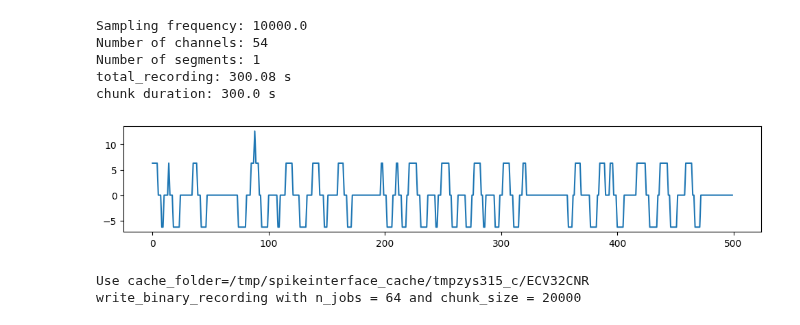
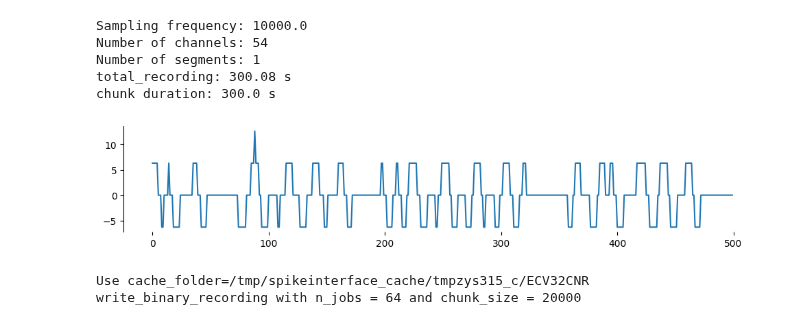
Before and after one commit to roybens/MEA_Analysis, a Jupyter notebook: IPNAnalysis/SpikeSortingAlgorithmFigures.ipynb, the cells around one changed output. Drawn from its saved outputs; the diff is of its cells as text; code cells hidden in the pictures.

Commit message:
notebook for Figures electrode traces 2

```diff
--- a/IPNAnalysis/SpikeSortingAlgorithmFigures.ipynb
+++ b/IPNAnalysis/SpikeSortingAlgorithmFigures.ipynb
@@ -48,11 +48,15 @@ chunk duration: 300.0 s
 # %%
 traces = recording_chunk.get_traces(start_frame=399500, end_frame=400000, segment_index=0,return_scaled=True)
 plt.figure(figsize=(12,2))
 plt.plot(traces[:,3])
+plt.gca().spines['top'].set_visible(False)
+plt.gca().spines['bottom'].set_visible(False)
+
+plt.gca().spines['right'].set_visible(False)
 plt.savefig('/home/mmp/Documents/traces/fulltrace.svg',format='svg')
 plt.show()
 # %% [output]
-[figure, old version]
+[figure, new version]
 # %%
 rec2 = recording_chunk.save(n_jobs=64)
 # %% [output]
```
